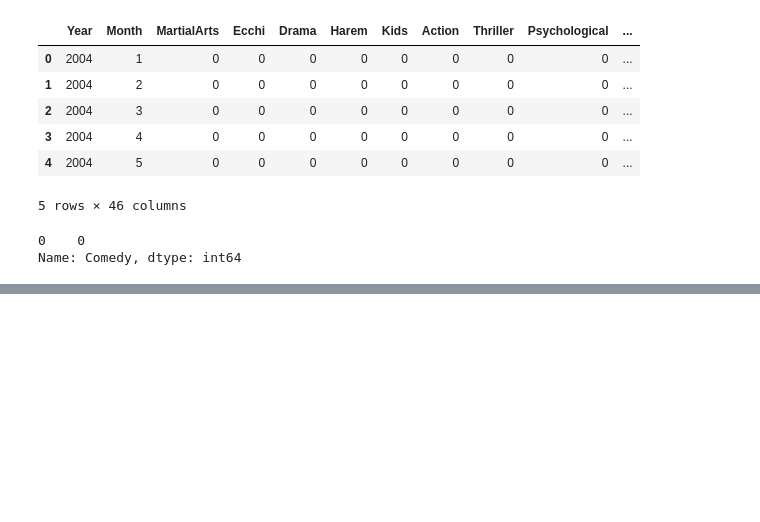
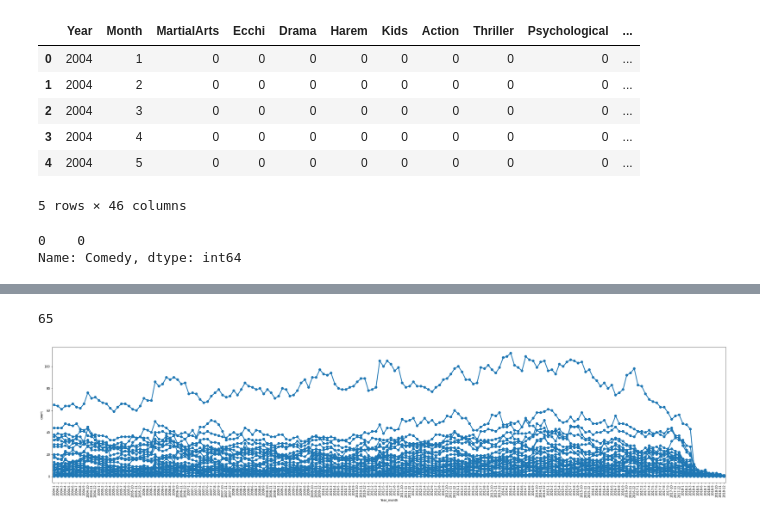
Before and after one commit to yjuw/MAL_analysis, a Jupyter notebook: Google_Trends_Anime/transform_and_preprocess_google_trends.ipynb, the cells around one changed output, grey strips where cells are left out. Drawn from its saved outputs; the diff is of its cells as text; code cells hidden in the pictures; blank space fills up the shorter version.

Commit message:
need to narrow down genres, create labels for plot

```diff
--- a/Google_Trends_Anime/transform_and_preprocess_google_trends.ipynb
+++ b/Google_Trends_Anime/transform_and_preprocess_google_trends.ipynb
@@ -157,0 +153,5 @@ genre_df.to_csv(path_or_buf = "genre_df.csv", index=False)
+# %%
+genre_df = pd.read_csv("genre_df.csv")
+# %%
+
+genre_df["most_popular"] = "na"
@@ -157,0 +179,5 @@ genre_df.to_csv(path_or_buf = "genre_df.csv", index=False)
+# %%
+#genre_df.iloc[0,2:46].idxmax()
+for idx, row in genre_df.iterrows():
+    genre_df.iloc[idx, 46] = genre_df.iloc[idx, 2:46].astype(int).idxmax()
+    #print(genre_df.iloc[idx, 2:46].astype(int).sort_values())
@@ -157,0 +194,19 @@ genre_df.to_csv(path_or_buf = "genre_df.csv", index=False)
+# %%
+genre_df["Year_month"] = genre_df["Year"].astype(str) + "-" + genre_df["Month"].astype(str)
+# %%
+genre_df.loc[0,"Comedy"]
+# %% [output]
+65
+# %%
+
+
+a4_dims = (40, 8.27)
+fig, ax = plt.subplots(figsize=a4_dims)
+
+for genre in genre_df.iloc[:,2:46]:
+    sns.pointplot(data = genre_df, x = "Year_month", y = genre, ax=ax, label = genre)
+#ax.legend()
+plt.ylabel("count")
+plt.xticks(rotation=90);
+# %% [output]
+[figure, added]
```
Also changed, not shown: parts of 9 cells of this notebook.
